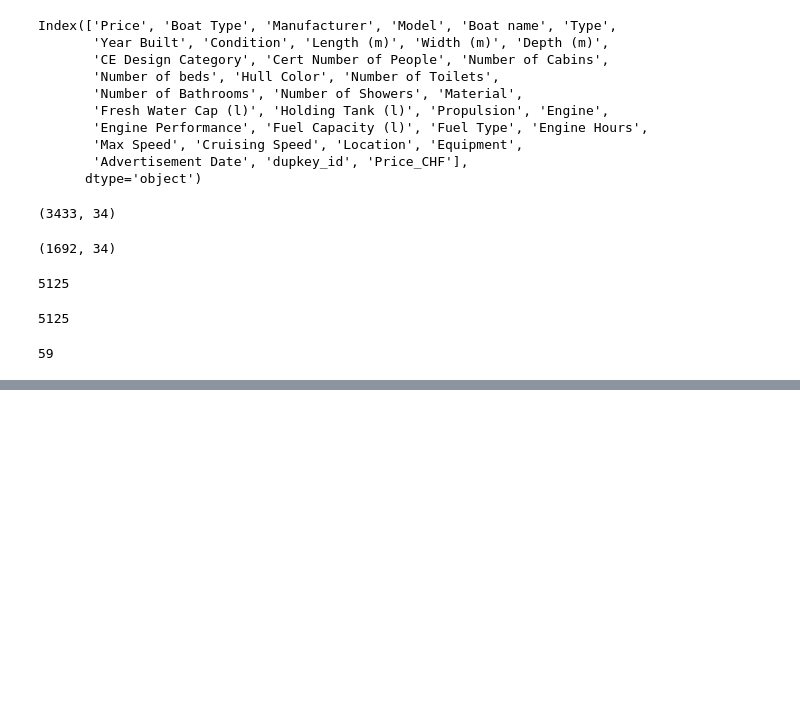
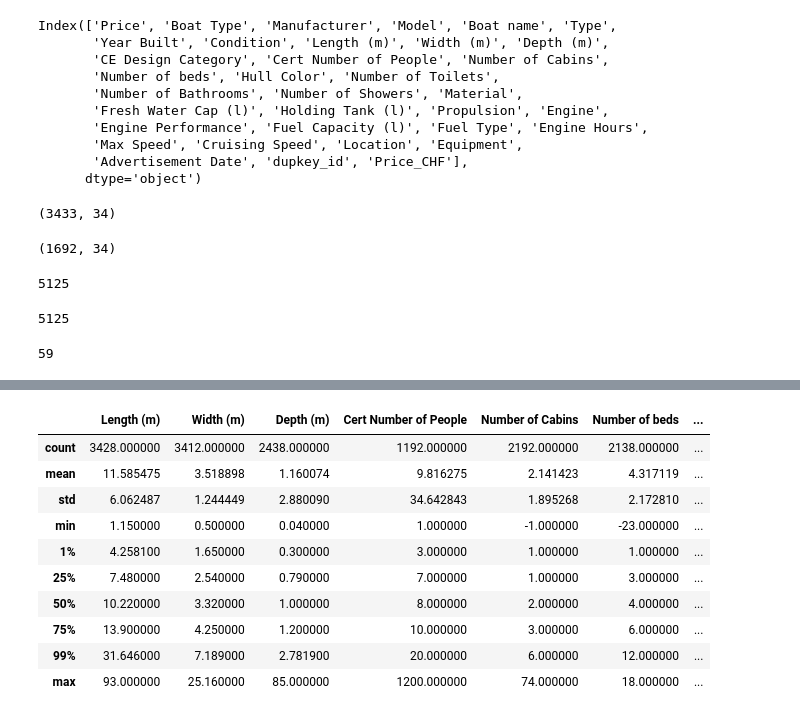
Before and after one commit to guillaumeovf/CarLoanDefault, a Jupyter notebook: Boat_Price.ipynb, the cells around one changed output, grey strips where cells are left out. Cells and saved outputs as stored; diff of their text form; code cells hidden in the pictures; blank space fills up the shorter version.

```diff
--- a/Boat_Price.ipynb
+++ b/Boat_Price.ipynb
@@ -866,0 +975,7 @@ len(train_val)
+# %%
+# Given the fact that we are applying the same treatment for Cruising Speed & Max Speed, we can automate the process with a loop
+for col in ["Cruising Speed", "Max Speed"] :
+
+    train[col+' (knots)'] = train[col].apply(lambda x : convert_speed_knots(x, dict_knots_conversion) if str(x) != 'nan' else x)
+
+train[(train["Max Speed"].notna()) & (train["Max Speed"].str.contains('km'))][["Cruising Speed", "Max Speed", "Cruising Speed (knots)", "Max Speed (knots)"]].head()
@@ -866,0 +1005,14 @@ len(train_val)
+# %%
+train[col_numericals].describe(percentiles=[.01, .25, .5, .75,.99])
+# %% [output]
+|  | Length (m) | Width (m) | Depth (m) | Cert Number of People | Number of Cabins | Number of beds | ... |
+| count | 3428.000000 | 3412.000000 | 2438.000000 | 1192.000000 | 2192.000000 | 2138.000000 | ... |
+| mean | 11.585475 | 3.518898 | 1.160074 | 9.816275 | 2.141423 | 4.317119 | ... |
+| std | 6.062487 | 1.244449 | 2.880090 | 34.642843 | 1.895268 | 2.172810 | ... |
+| min | 1.150000 | 0.500000 | 0.040000 | 1.000000 | -1.000000 | -23.000000 | ... |
+| 1% | 4.258100 | 1.650000 | 0.300000 | 3.000000 | 1.000000 | 1.000000 | ... |
+| 25% | 7.480000 | 2.540000 | 0.790000 | 7.000000 | 1.000000 | 3.000000 | ... |
+| 50% | 10.220000 | 3.320000 | 1.000000 | 8.000000 | 2.000000 | 4.000000 | ... |
+| 75% | 13.900000 | 4.250000 | 1.200000 | 10.000000 | 3.000000 | 6.000000 | ... |
+| 99% | 31.646000 | 7.189000 | 2.781900 | 20.000000 | 6.000000 | 12.000000 | ... |
+| max | 93.000000 | 25.160000 | 85.000000 | 1200.000000 | 74.000000 | 18.000000 | ... |
```
Also changed, not shown: parts of 23 cells of this notebook.
